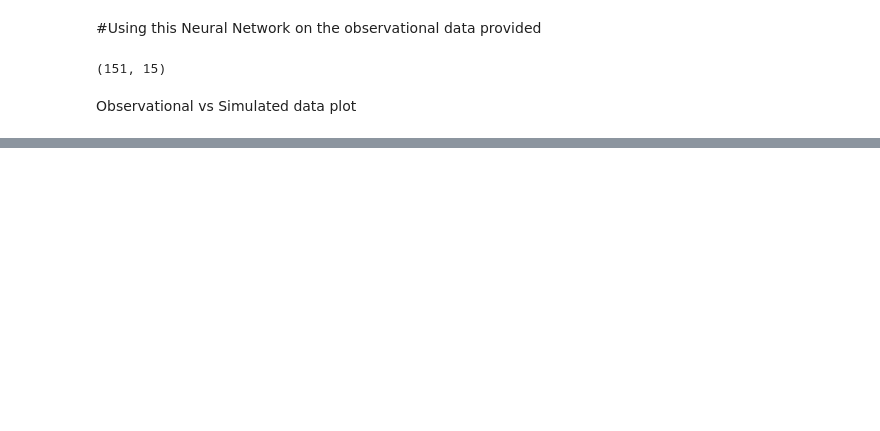
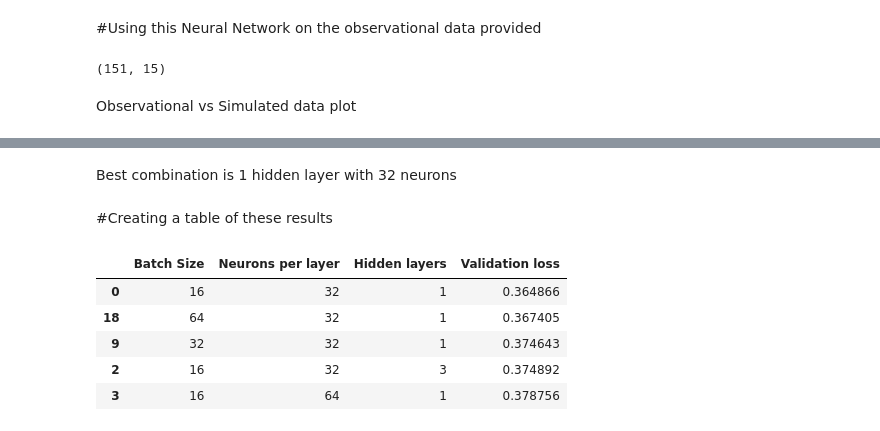
Before and after one commit to josephasal/cosmo_inference, a Jupyter notebook: neural_network/nn_training.ipynb, the cells around one changed output, grey strips where cells are left out. Saved outputs shown, nothing was run; the diff lists cells and outputs as text; code cells hidden in the pictures; blank space fills up the shorter version.

```diff
--- a/neural_network/nn_training.ipynb
+++ b/neural_network/nn_training.ipynb
@@ -113,5 +113,7 @@ Epoch 48/100
 # %%
 #evaluating accuracy on the test set
 test_loss = model.evaluate(X_test_scaled, Y_test_scaled)
+val_loss = model.evaluate(X_val_scaled, Y_val_scaled)
 print('Test loss(MSE):', test_loss)
+print('Validation Loss (MSE):', val_loss)
 # %% [output]
@@ -318,0 +385,37 @@ plt.show()
+# %% [markdown]
+Best combination is 1 hidden layer with 32 neurons
+# %% [markdown]
+#Creating a table of these results
+# %%
+results_list = []
+for param_tuple, val_loss in results.items():
+  param_dictionary = dict(param_tuple)
+  param_dictionary['val_loss'] = val_loss
+  results_list.append(param_dictionary)
+
+#make a dataframe
+parameter_results = pd.DataFrame(results_list)
+
+#sort by validation loss
+parameter_results = parameter_results.sort_values(by = 'val_loss')
+
+#rename columns to look nicer
+parameter_results.rename(columns = {
+    'num_layers': 'Hidden layers',
+    'neurons': 'Neurons per layer',
+    'batch_size': 'Batch Size',
+    'val_loss': 'Validation loss'
+
+}, inplace = True)
+
+#convert to csv
+parameter_results.to_csv('Layer_neuron_tuning_results', index = False)
+
+parameter_results.head()
+# %% [output]
+|  | Batch Size | Neurons per layer | Hidden layers | Validation loss |
+| 0 | 16 | 32 | 1 | 0.364866 |
+| 18 | 64 | 32 | 1 | 0.367405 |
+| 9 | 32 | 32 | 1 | 0.374643 |
+| 2 | 16 | 32 | 3 | 0.374892 |
+| 3 | 16 | 64 | 1 | 0.378756 |
```
Also changed, not shown: parts of 13 cells of this notebook.
